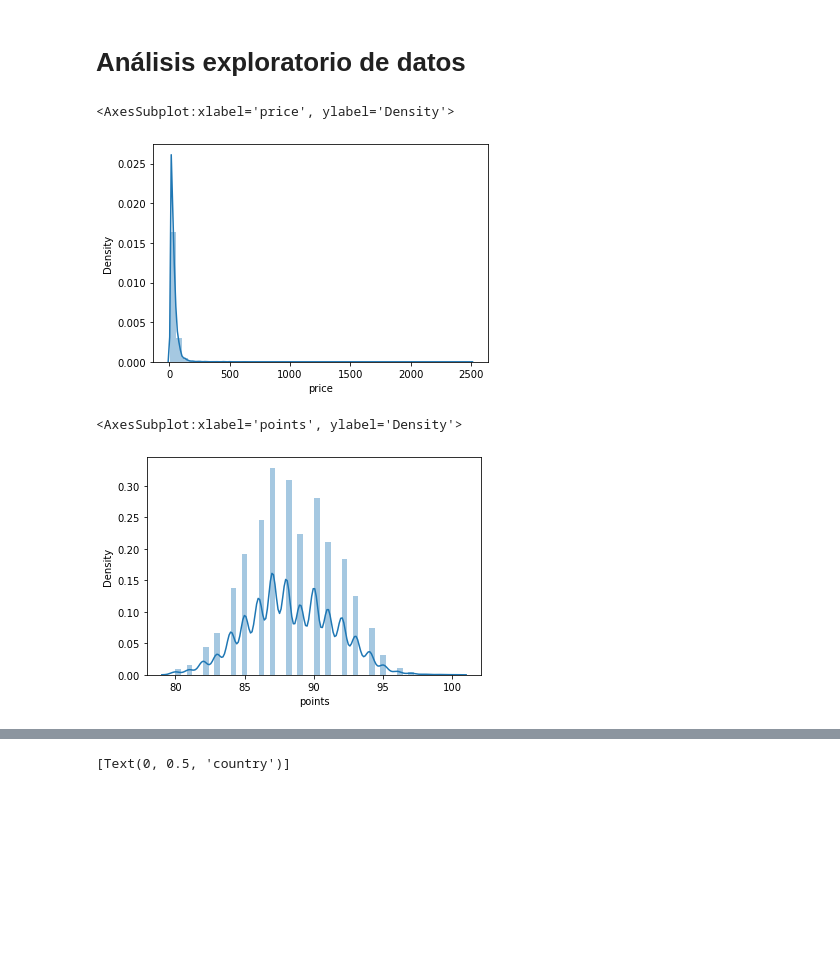
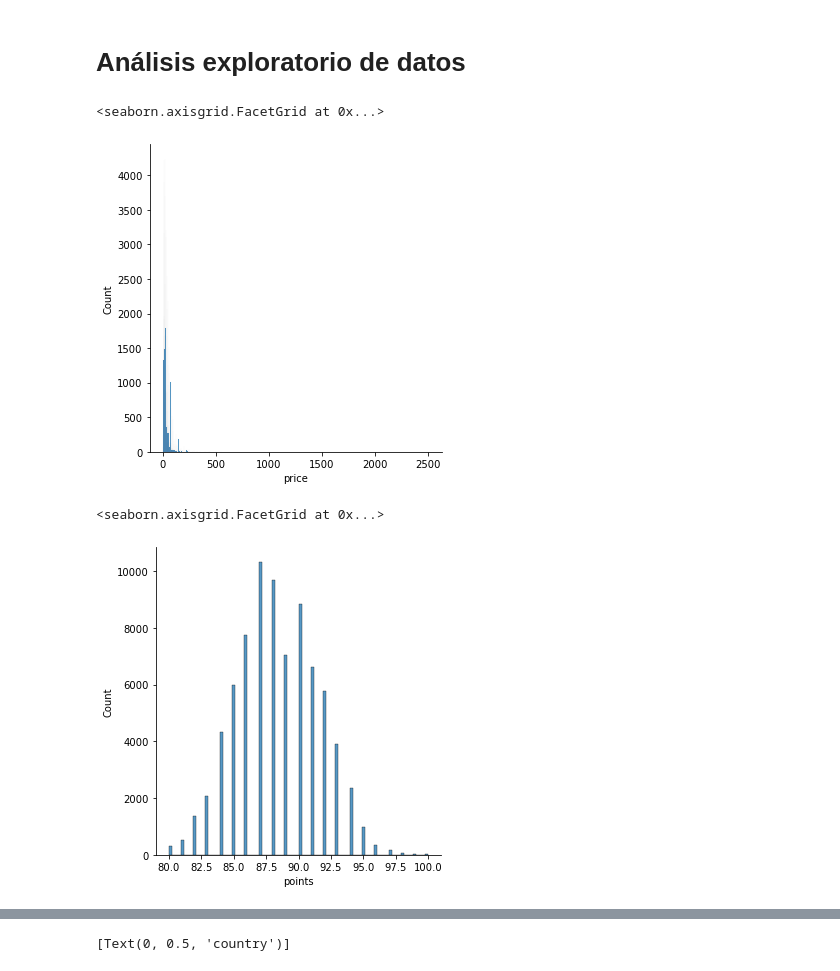
Before and after one commit to crcoronado/Datascience1, a Jupyter notebook: Analisis WineMag Dataset-Copy1.ipynb, the cells around one changed output, grey strips where cells are left out. Cells and saved outputs as stored; diff of their text form; code cells hidden in the pictures; blank space fills up the shorter version.

```diff
--- a/Analisis WineMag Dataset-Copy1.ipynb
+++ b/Analisis WineMag Dataset-Copy1.ipynb
@@ -132,3 +133,6 @@ array(['White Blend', 'Portuguese Red', 'Pinot Gris', 'Riesling',
        'Viognier-Valdiguié', 'Trollinger', 'Tsapournakos', 'Francisa',
        'Kuntra', 'Pignolo', 'Caprettone', 'Ondenc', 'Athiri',
        'Bobal-Cabernet Sauvignon'], dtype=object)
+# %%
+data.loc[data.country == 'US', 'country'] = 'USA'
+data.head()
@@ -308,3 +319,5 @@ data.head()
 | 5 | Spain | Blackberry and raspberry aromas s... | 87 | 15.0 | Michael Schachner | Tempranillo-Merlot | Tandem | 2011 | Navarra |
 | 7 | France | This dry and restrained wine offe... | 87 | 24.0 | Roger Voss | Gewürztraminer | Trimbach | 2012 | Alsace |
 | 9 | France | This has great depth of flavor wi... | 87 | 27.0 | Roger Voss | Pinot Gris | Jean-Baptiste Adam | 2012 | Alsace |
+# %%
+data.loc[:,'region']=data['region'].map(str) + ', ' + data['country'].map(str)
@@ -1047,13 +1060,13 @@ datapro[(datapro['region'] == 'Oak Knoll District')]
 # %% [markdown]
 # Análisis exploratorio de datos
 # %%
-sns.distplot(data.price)
+sns.displot(data.price)
 # %% [output]
-<AxesSubplot:xlabel='price', ylabel='Density'>
+<seaborn.axisgrid.FacetGrid at 0x...>
-[figure, old version]
+[figure, new version]
 # %%
-sns.distplot(data.points)
+sns.displot(data.points)
 # %% [output]
-<AxesSubplot:xlabel='points', ylabel='Density'>
+<seaborn.axisgrid.FacetGrid at 0x...>
-[figure, old version]
+[figure, new version]
 # %%
```
Also changed, not shown: parts of 54 cells of this notebook, 5 other files.
